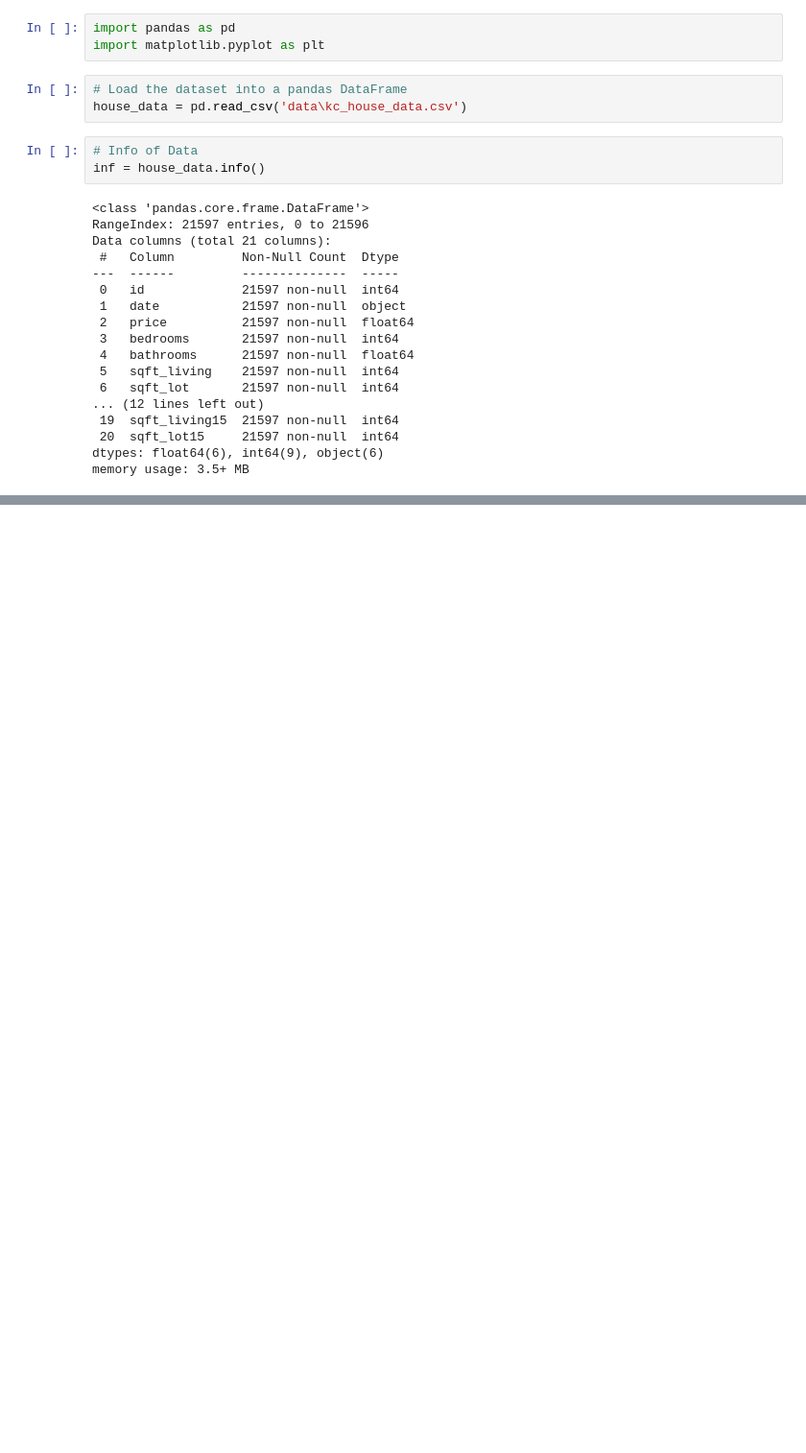
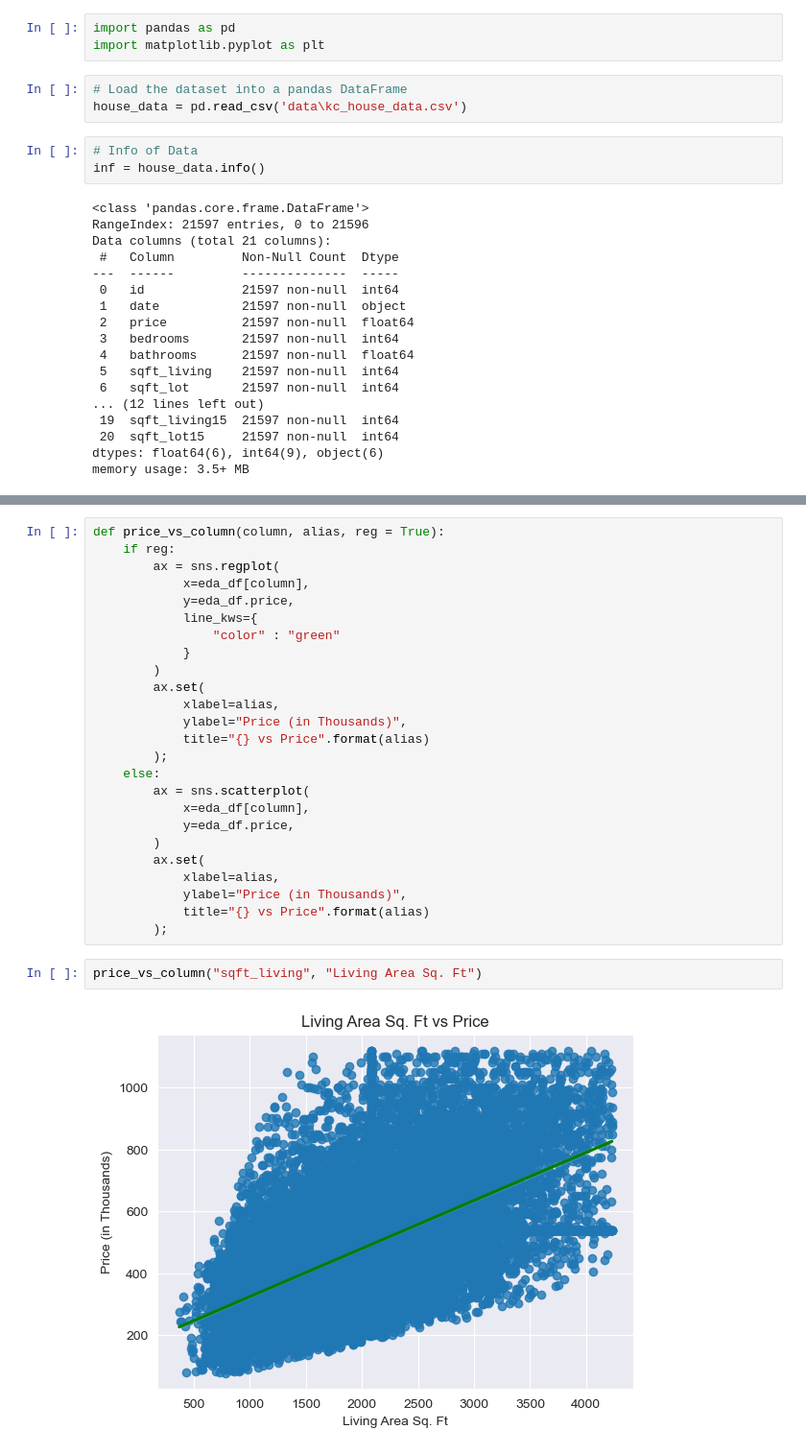
Before and after one commit to bizzfuzz/dsc-phase-2, a Jupyter notebook: student.ipynb, the cells around one changed output, grey strips where cells are left out. Shown at 96% size. Saved outputs shown, nothing was run; the diff lists cells and outputs as text; blank space fills up the shorter version.

```diff
--- a/student.ipynb
+++ b/student.ipynb
@@ -334,0 +440,29 @@ memory usage: 3.5+ MB
+# %%
+def price_vs_column(column, alias, reg = True):
+    if reg:
+        ax = sns.regplot(
+            x=eda_df[column],
+            y=eda_df.price,
+            line_kws={
+                "color" : "green"
+            }
+        )
+        ax.set(
+            xlabel=alias,
+            ylabel="Price (in Thousands)",
+            title="{} vs Price".format(alias)
+        );
+    else:
+        ax = sns.scatterplot(
+            x=eda_df[column],
+            y=eda_df.price,
+        )
+        ax.set(
+            xlabel=alias,
+            ylabel="Price (in Thousands)",
+            title="{} vs Price".format(alias)
+        );
+# %%
+price_vs_column("sqft_living", "Living Area Sq. Ft")
+# %% [output]
+[figure, added]
```
Also changed, not shown: parts of 10 cells of this notebook.
